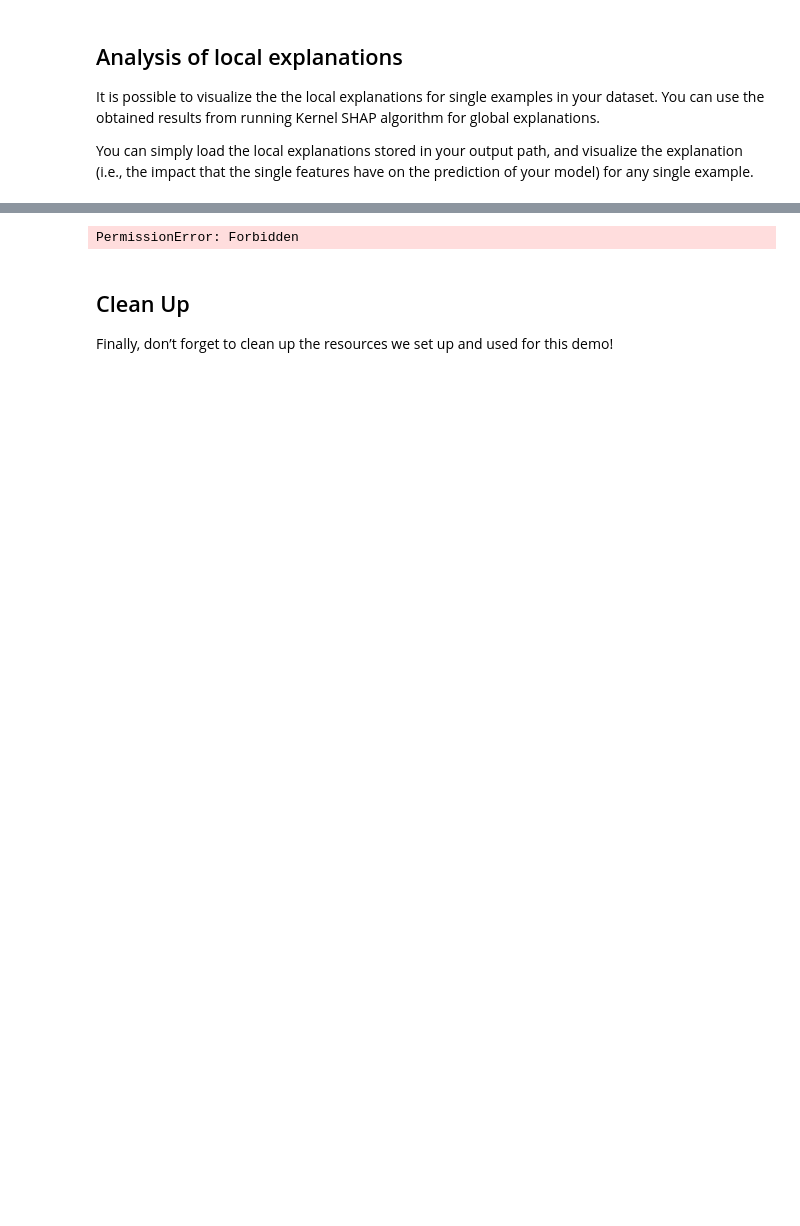
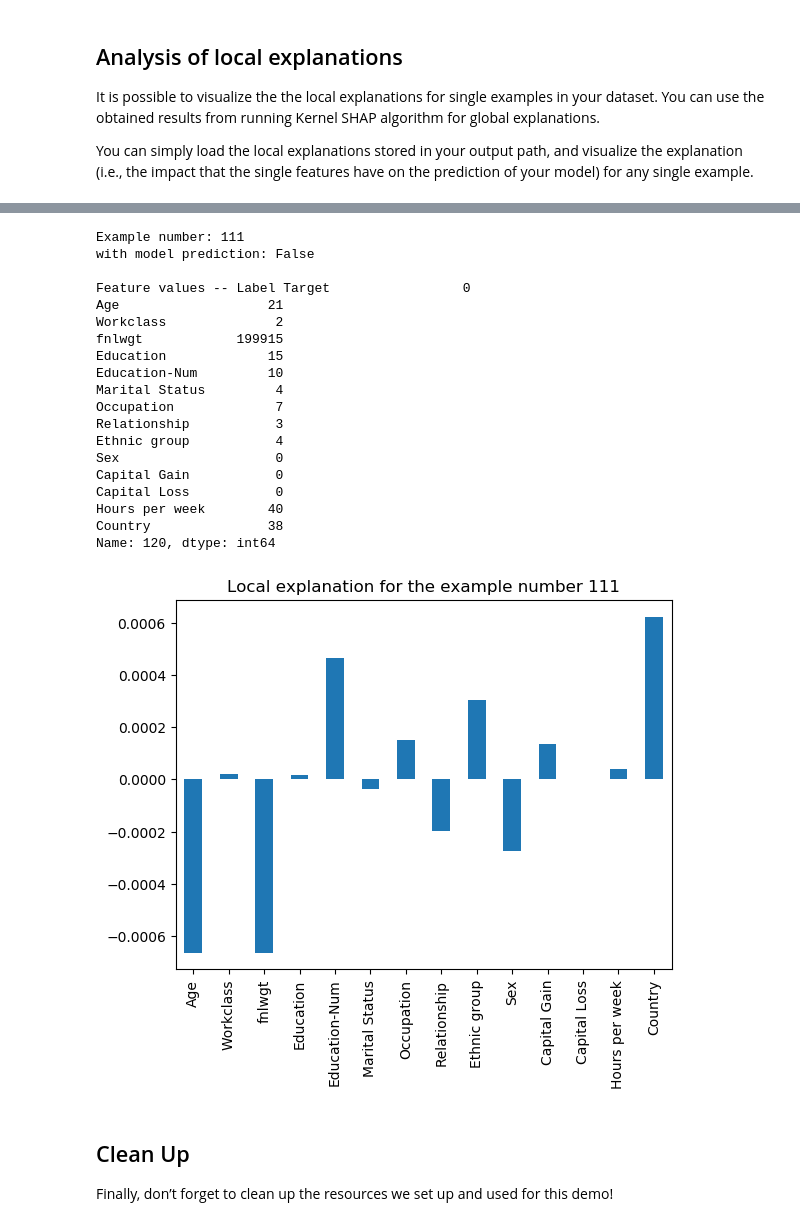
Before and after one commit to Sebastian1981/AWS_Sagemaker_Clarify_4Responsible_AI, a Jupyter notebook: 01_poc.ipynb, the cells around one changed output, grey strips where cells are left out. Saved outputs shown, nothing was run; the diff lists cells and outputs as text; code cells hidden in the pictures; blank space fills up the shorter version.

Commit message:
adjust data import

```diff
--- a/01_poc.ipynb
+++ b/01_poc.ipynb
@@ -476,0 +515,4 @@ You can simply load the local explanations stored in your output path, and visua
+# %%
+# import explanations_shap/out.csv from analysis folder
+local_explanations_out = pd.read_csv("./analysis/out.csv")
+local_explanations_out.head()
@@ -477,21 +526,41 @@ You can simply load the local explanations stored in your output path, and visua
 # %%
-local_explanations_out = pd.read_csv(explainability_output_path + "/explanations_shap/out.csv")
+
 feature_names = [str.replace(c, "_label0", "") for c in local_explanations_out.columns.to_series()]
 local_explanations_out.columns = feature_names
 
 selected_example = 111
 print(
     "Example number:",
     selected_example,
     "\nwith model prediction:",
     sum(local_explanations_out.iloc[selected_example]) > 0,
 )
 print("\nFeature values -- Label", training_data.iloc[selected_example])
 local_explanations_out.iloc[selected_example].plot(
     kind="bar", title="Local explanation for the example number " + str(selected_example), rot=90
 )
+plt.show()
 # %% [output]
-PermissionError: Forbidden
+Example number: 111
+with model prediction: False
+
+Feature values -- Label Target                 0
+Age                   21
+Workclass              2
+fnlwgt            199915
+Education             15
+Education-Num         10
+Marital Status         4
+Occupation             7
+Relationship           3
+Ethnic group           4
+Sex                    0
+Capital Gain           0
+Capital Loss           0
+Hours per week        40
+Country               38
+Name: 120, dtype: int64
+[figure, added]
 # %% [markdown]
 ## Clean Up
 Finally, don’t forget to clean up the resources we set up and used for this demo!
```
Also changed, not shown: parts of 11 cells of this notebook, 1 other file.
